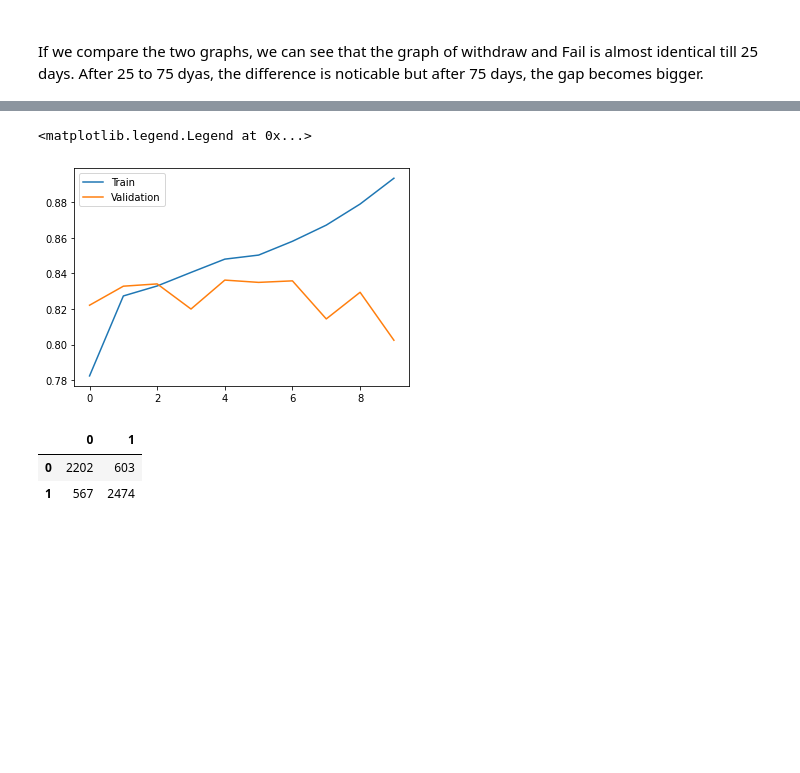
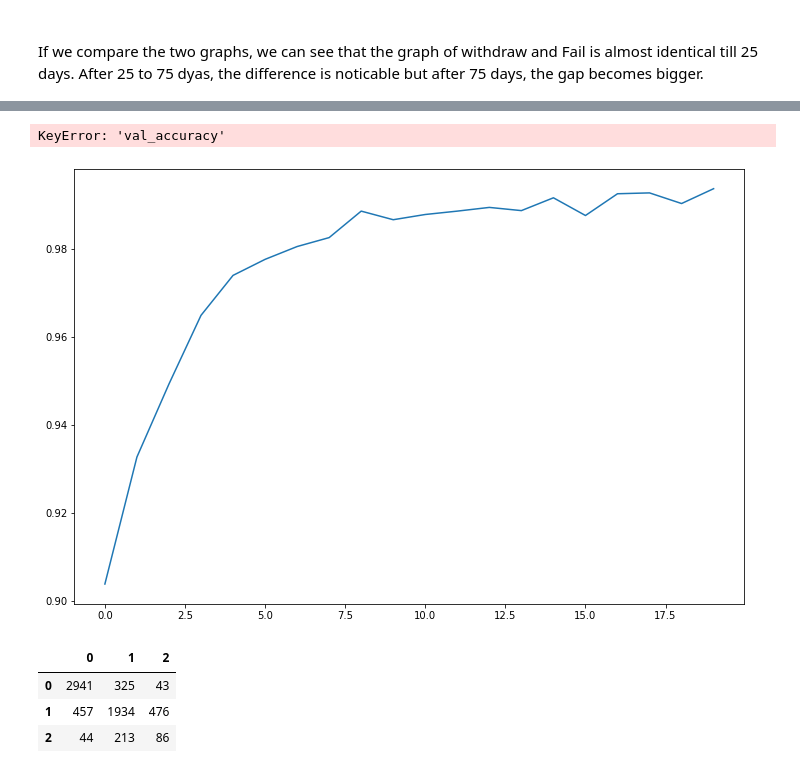
Before and after one commit to olagrasli/DataMiningProject, a Jupyter notebook: model for prediction of pass (combined Pass+Distinction) and dropout (Fail+Withdrawn).ipynb, the cells around one changed output, grey strips where cells are left out. Drawn from its saved outputs; the diff is of its cells as text; code cells hidden in the pictures; blank space fills up the shorter version.

Commit message:
combine model

```diff
--- a/model for prediction of pass (combined Pass+Distinction) and dropout (Fail+Withdrawn).ipynb
+++ b/model for prediction of pass (combined Pass+Distinction) and dropout (Fail+Withdrawn).ipynb
@@ -154,3 +305,3 @@ model.compile(loss='binary_crossentropy', optimizer='adam', metrics=['accuracy']
 # %%
-history = model.fit(X_train, y_train_cat, validation_split=0.1, epochs=10, batch_size=32, verbose=2)
+combine_model.fit([X_train_clicks, X_train_score], y_train_cat, epochs=20, batch_size=32, verbose=2)
 # %% [output]
@@ -176,0 +348,24 @@ Epoch 10/10
+# %%
+X_train = np.array(X_train_clicks)
+X_test = np.array(X_test_clicks)
+
+# reshape
+X_train = X_train.reshape(X_train.shape[0], X_train.shape[1], 1)
+X_test = X_test.reshape(X_test.shape[0], X_test.shape[1], 1)
+# %%
+model2 = Sequential()
+model2.add(Input(shape=(days+25, 1)))
+model2.add(Conv1D(32, kernel_size=2, activation='relu'))
+model2.add(AveragePooling1D(2))
+model2.add(Conv1D(64, kernel_size=2, activation='relu'))
+model2.add(AveragePooling1D(2))
+model2.add(Conv1D(128, kernel_size=2, activation='relu'))
+model2.add(AveragePooling1D(2))
+model2.add(Flatten())
+model2.add(Dense(128,  activation='relu'))
+model2.add(Dense(64,  activation='relu'))
+model2.add(Dense(32,  activation='relu'))
+model2.add(Dense(3,  activation='softmax')) #softmax
+# %%
+model2.compile(loss='categorical_crossentropy', optimizer='adam', metrics=['accuracy'])
+hist = model2.fit(X_train, y_train_cat, epochs=20, batch_size=32, verbose=2)
@@ -177,10 +390,19 @@ Epoch 10/10
 # %%
-plt.plot(history.history['accuracy'], label='Train')
-plt.plot(history.history['val_accuracy'], label='Validation')
+plt.figure(figsize=(12, 8))
+plt.plot(hist.history['accuracy'], label='Train')
+plt.plot(hist.history['val_accuracy'], label='Validation')
 plt.legend()
+plt.xlabel('Epoches')
+plt.ylabel('Accuracy')
 # %% [output]
-<matplotlib.legend.Legend at 0x...>
+KeyError: 'val_accuracy'
-[figure, old version]
+[figure, new version]
 # %%
-predict = model.predict(X_test)
+predict = model2.predict(X_test)
 predict = np.argmax(predict, axis=1)
+pd.DataFrame(confusion_matrix(predict, y_test), columns=[0, 1,2], index=[0,1,2])
+# %% [output]
+|  | 0 | 1 | 2 |
+| 0 | 2941 | 325 | 43 |
+| 1 | 457 | 1934 | 476 |
+| 2 | 44 | 213 | 86 |
@@ -189,9 +409,3 @@ from sklearn.metrics import confusion_matrix, classification_report
-# %%
-pd.DataFrame(confusion_matrix(predict, y_test), columns=[0, 1], index=[0,1])
-# %% [output]
-|  | 0 | 1 |
-| 0 | 2202 | 603 |
-| 1 | 567 | 2474 |
 # %%
 print(classification_report(predict, y_test))
 # %% [output]
```
Also changed, not shown: parts of 41 cells of this notebook, 2 other files.
